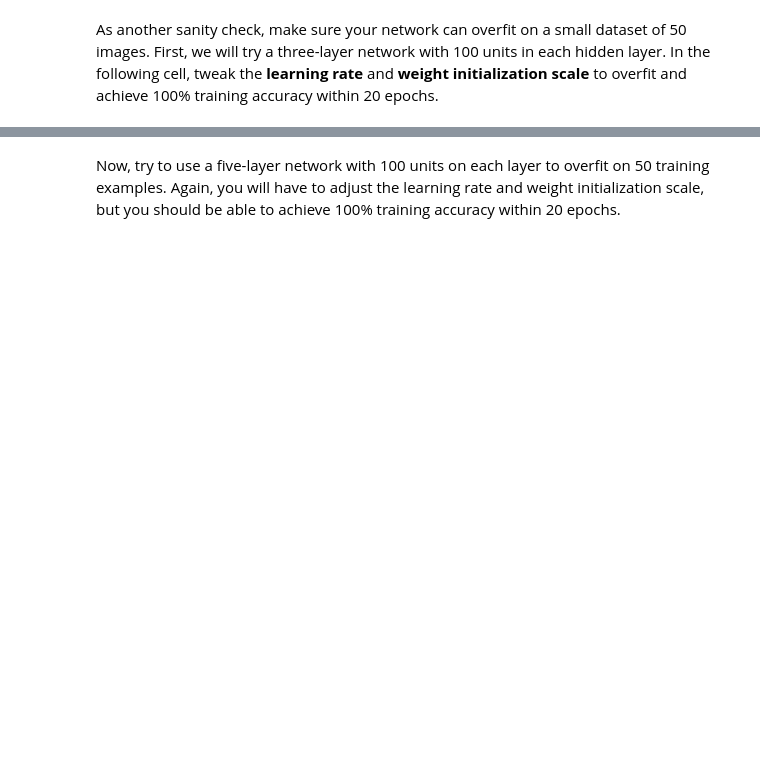
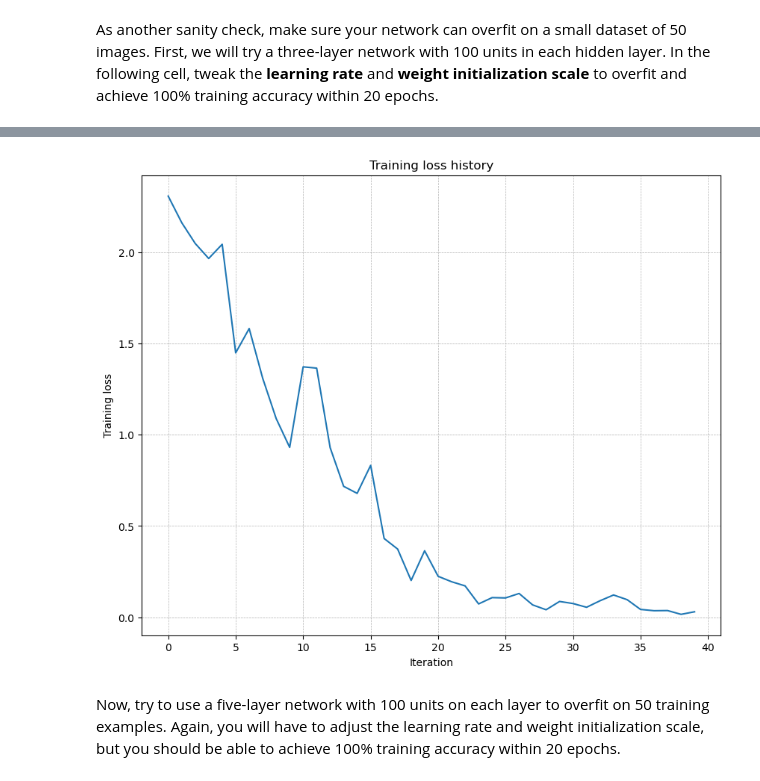
Before and after one commit to ppchavan/XCS231N-Course, a Jupyter notebook: src/submission/FullyConnectedNets.ipynb, the cells around one changed output, grey strips where cells are left out. Saved outputs shown, nothing was run; the diff lists cells and outputs as text; code cells hidden in the pictures; blank space fills up the shorter version.

```diff
--- a/src/submission/FullyConnectedNets.ipynb
+++ b/src/submission/FullyConnectedNets.ipynb
@@ -170,10 +202,9 @@ small_data = {
   "y_val": data["y_val"],
 }
 
-weight_scale = 1e-2   # Experiment with this!
-learning_rate = 1e-4  # Experiment with this!
-
 # ### START CODE HERE ###
+weight_scale = 1e-2
+learning_rate = 1e-2
 # ### END CODE HERE ###
 
 model = FullyConnectedNet(
@@ -198,3 +229,4 @@ plt.xlabel("Iteration")
 plt.ylabel("Training loss")
 plt.grid(linestyle='--', linewidth=0.5)
 plt.show()
+# %% [output]
@@ -201,3 +250,4 @@ plt.show()
+[figure, added]
 # %% [markdown]
 Now, try to use a five-layer network with 100 units on each layer to overfit on 50 training examples. Again, you will have to adjust the learning rate and weight initialization scale, but you should be able to achieve 100% training accuracy within 20 epochs.
 # %%
```
Also changed, not shown: parts of 16 cells of this notebook, 5 other files.
